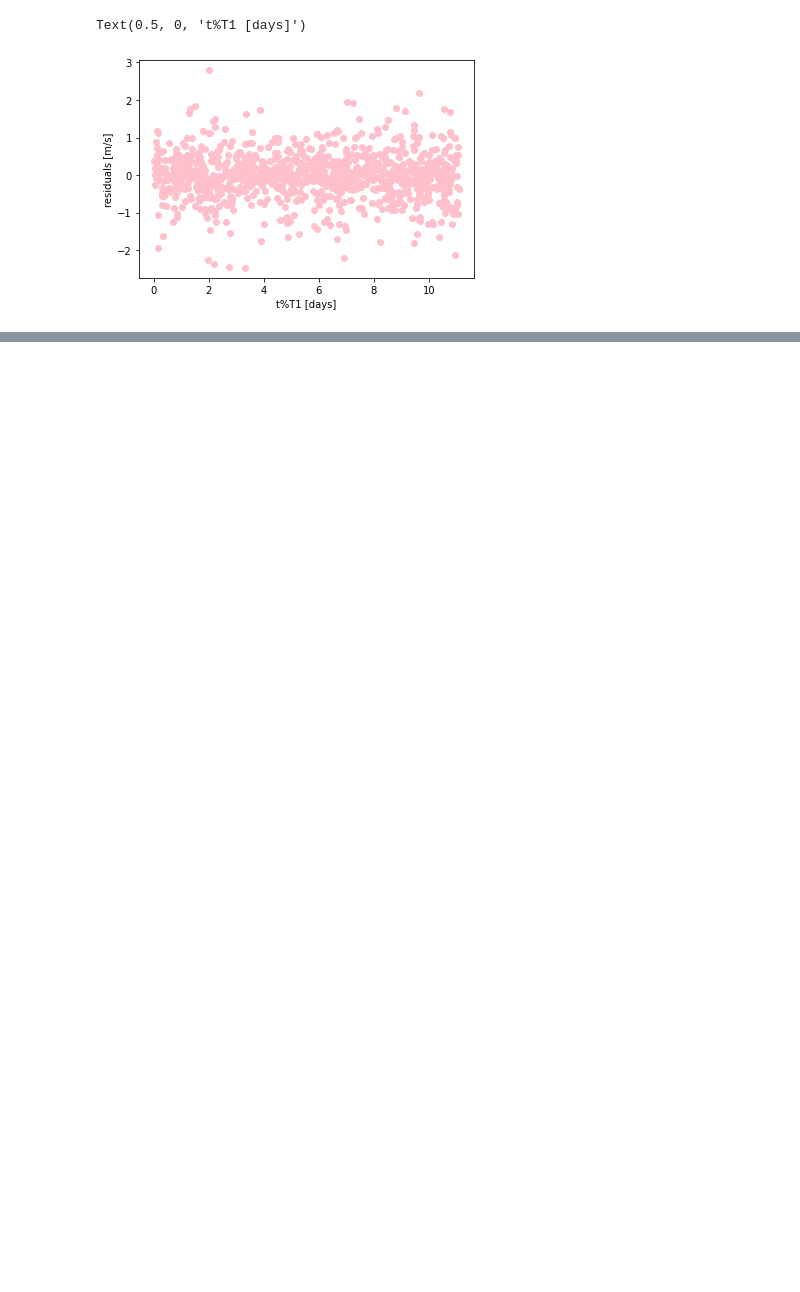
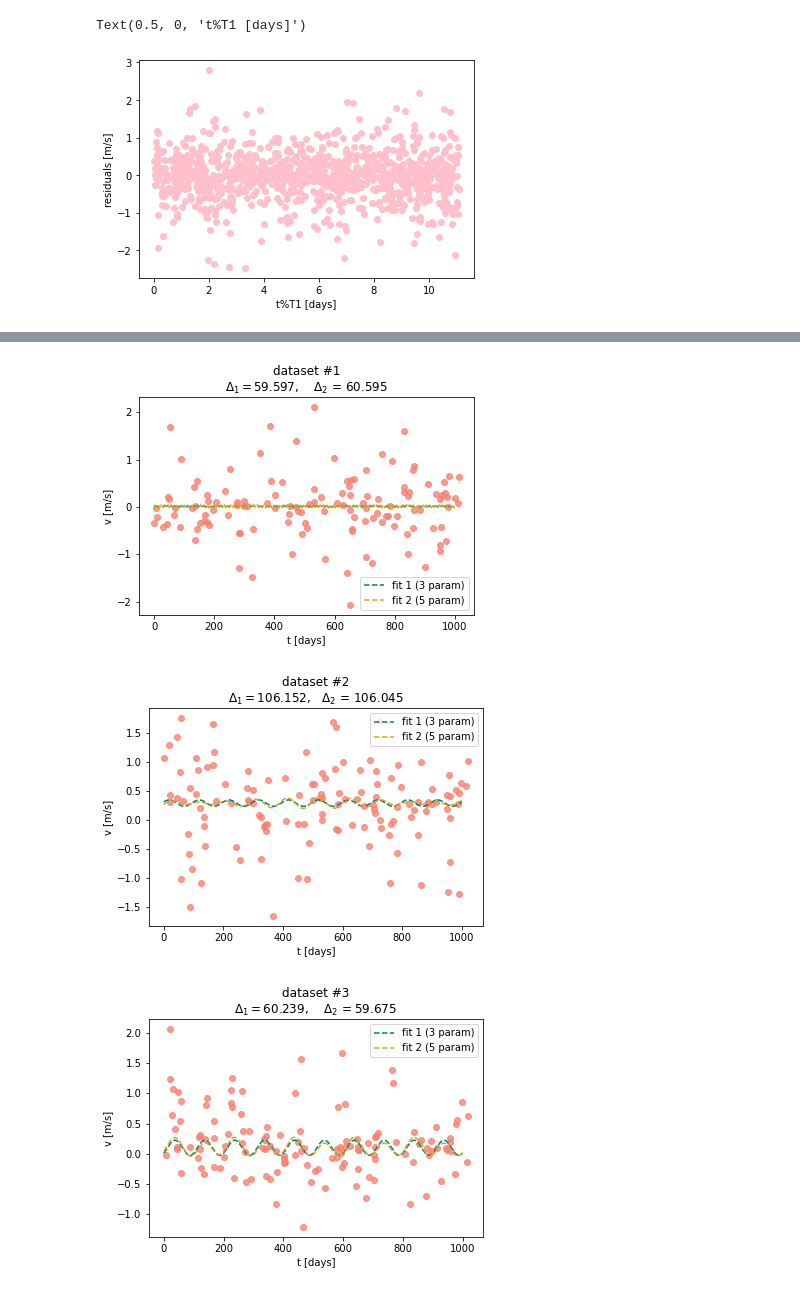
Before and after one commit to jabacousnac/Data-Science-for-Physics-Homework, a Jupyter notebook: pset04_MCMC_and_Decision_Theory.ipynb, the cells around one changed output, grey strips where cells are left out. Drawn from its saved outputs; the diff is of its cells as text; code cells hidden in the pictures; blank space fills up the shorter version.

Commit message:
Incomplete -- error in delta calculation needs to fixed

```diff
--- a/pset04_MCMC_and_Decision_Theory.ipynb
+++ b/pset04_MCMC_and_Decision_Theory.ipynb
@@ -235,0 +179,79 @@ for i in range (2,13):
+# %%
+for i in range (2,13):
+
+    X_data = df[:,0]
+    Y_data_err = df[:,1]
+    Y_data = df[:,i]
+
+    n = len(Y_data)
+    k = int(7/8 * n)
+    index_list = np.linspace(0,n-1,n)
+    random.shuffle(index_list)
+    shuffled = index_list[:k]
+    not_included = [i for i in index_list if i not in shuffled]
+
+    X_test = [X_data[int(index)] for index in not_included]
+    Y_test = [Y_data[int(index)] for index in not_included]
+    Y_test_err = [Y_data_err[int(index)] for index in not_included]
+
+    X_data = [X_data[int(index)] for index in shuffled]
+    Y_data = [Y_data[int(index)] for index in shuffled]
+    Y_data_err = [Y_data_err[int(index)] for index in shuffled]
+
+    T0 = 100
+
+### MODEL 1
+    #fit type 1
+    def chi_sq1(params):
+        A1, A2, B = params[0], params[1], params[2]
+        y_fit = [A1*np.cos(2*np.pi*X_data[i]/T0) + A2*np.sin(2*np.pi*X_data[i]/T0) + B\
+                for i in range(len(X_data))]
+        func_list = [(Y_data[i]-y_fit[i])**2/(Y_data_err[i]**2) for i in range(len(X_data))]
+        ans = np.sum(func_list)
+        return ans
+
+    LL_model = minimize(chi_sq1, np.array([1,1,1]), method = 'L-BFGS-B')
+    A1, A2, B = LL_model.x[0], LL_model.x[1], LL_model.x[2]
+    #now that we have the parameters, we can fit at the datapoints in 1/8th of the dataset, and calculate delta
+    Y_fit_test1 = [A1*np.cos(2*np.pi*X_test[i]/T0) + A2*np.sin(2*np.pi*X_test[i]/T0) + B\
+                for i in range(len(X_test))]
+
+### MODEL 2
+    #fit type 2
+    def chi_sq2(params):
+        A1, A2, B, A3, A4, T1 = params[0], params[1], params[2], params[3], params[4], params[5]
+        y_fit = [A1*np.cos(2*np.pi*X_data[i]/T0) + A2*np.sin(2*np.pi*X_data[i]/T0) + B +\
+                 A3*np.cos(2*np.pi*X_data[i]/T1) + A4*np.sin(2*np.pi*X_data[i]/T1)\
+                for i in range(len(X_data))]
+        func_list = [(Y_data[i]-y_fit[i])**2/(Y_data_err[i]**2) for i in range(len(X_data))]
+        ans = np.sum(func_list)
+        return ans
+    LL_model = minimize(chi_sq2, np.array(params_dict[i-1]), method = 'L-BFGS-B')
+    A1, A2, B, A3, A4, T1 = LL_model.x[0], LL_model.x[1], LL_model.x[2], LL_model.x[3], LL_model.x[4], LL_model.x[5]
+    Y_fit_test2 = [A1*np.cos(2*np.pi*X_test[i]/T0) + A2*np.sin(2*np.pi*X_test[i]/T0) + B +\
+                 A3*np.cos(2*np.pi*X_test[i]/T1) + A4*np.sin(2*np.pi*X_test[i]/T1)\
+                for i in range(len(X_test))]
+
+    delta1 = np.sum([abs(Y_test[i] - Y_fit_test1[i]/Y_test_err[i]) for i in range(len(X_test))])
+    delta2 = np.sum([abs(Y_test[i] - Y_fit_test2[i]/Y_test_err[i]) for i in range(len(X_test))])
+
+    X_plot = np.linspace(0,1000, 1000)
+    Y_fit_plot1 = [A1*np.cos(2*np.pi*X_plot[i]/T0) + A2*np.sin(2*np.pi*X_plot[i]/T0) + B\
+                for i in range(len(X_plot))]
+    Y_fit_plot2 = [A1*np.cos(2*np.pi*X_plot[i]/T0) + A2*np.sin(2*np.pi*X_plot[i]/T0) + B +\
+                 A3*np.cos(2*np.pi*X_plot[i]/T1) + A4*np.sin(2*np.pi*X_plot[i]/T1)\
+                for i in range(len(X_plot))]
+
+    fig, ax = plt.subplots()
+    ax.scatter(X_test, Y_test, marker = 'o', c = 'salmon', alpha = 0.8)
+    ax.plot(X_plot, Y_fit_plot1, '--', c = 'teal', label = 'fit 1 (3 param)')
+    ax.plot(X_plot, Y_fit_plot2, '--', c = 'goldenrod', label = 'fit 2 (5 param)')
+    ax.legend()
+    ax.set_xlabel('t [days]')
+    ax.set_ylabel('v [m/s]')
+    ax.set_title('dataset #{}'.format(i-1) + '\n' + '$\Delta_1 = ${},\t'.format(round(delta1,3))\
+                 + '$\Delta_2$ = {}'.format(round(delta2,3)))
+# %% [output]
+[figure, added]
+[figure, added]
+[figure, added]
```
Also changed, not shown: parts of 7 cells of this notebook.
